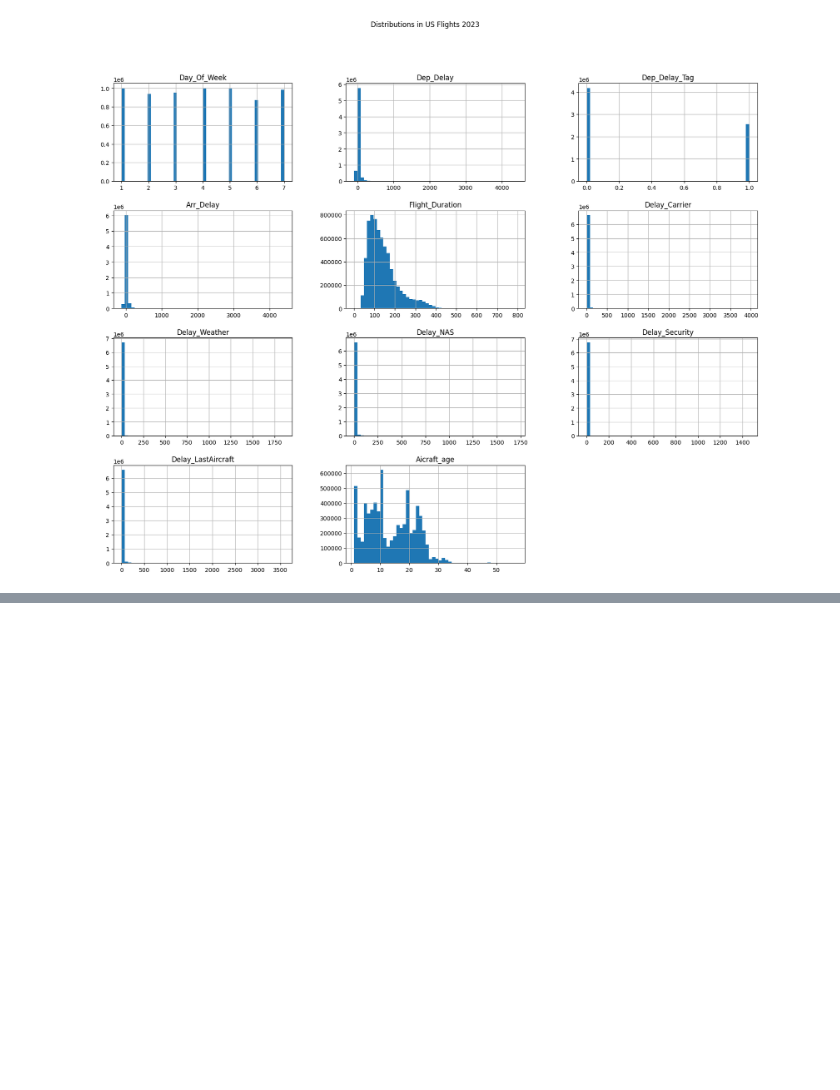
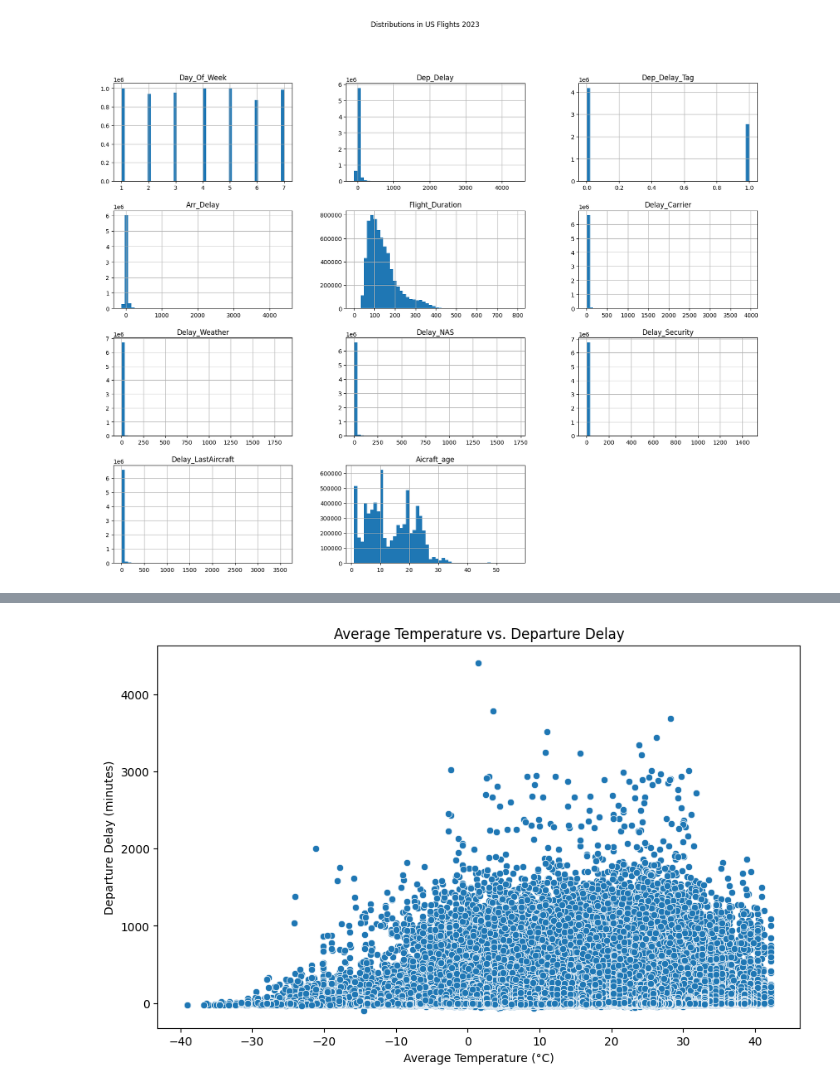
Before and after one commit to diego-mogollon/lateguru, a Jupyter notebook: notebooks/EDA_D.ipynb, the cells around one changed output, grey strips where cells are left out. Saved outputs shown, nothing was run; the diff lists cells and outputs as text; code cells hidden in the pictures; blank space fills up the shorter version.

```diff
--- a/notebooks/EDA_D.ipynb
+++ b/notebooks/EDA_D.ipynb
@@ -157,0 +482,10 @@ plt.show()
+# %%
+# Scatter plot of average temperature vs. departure delay
+plt.figure(figsize=(10, 6))
+sns.scatterplot(x='tavg', y='Dep_Delay', data=da_flights_weather)
+plt.title("Average Temperature vs. Departure Delay")
+plt.xlabel("Average Temperature (°C)")
+plt.ylabel("Departure Delay (minutes)")
+plt.show()
+# %% [output]
+[figure, added]
```
Also changed, not shown: parts of 25 cells of this notebook, 1 other file.
